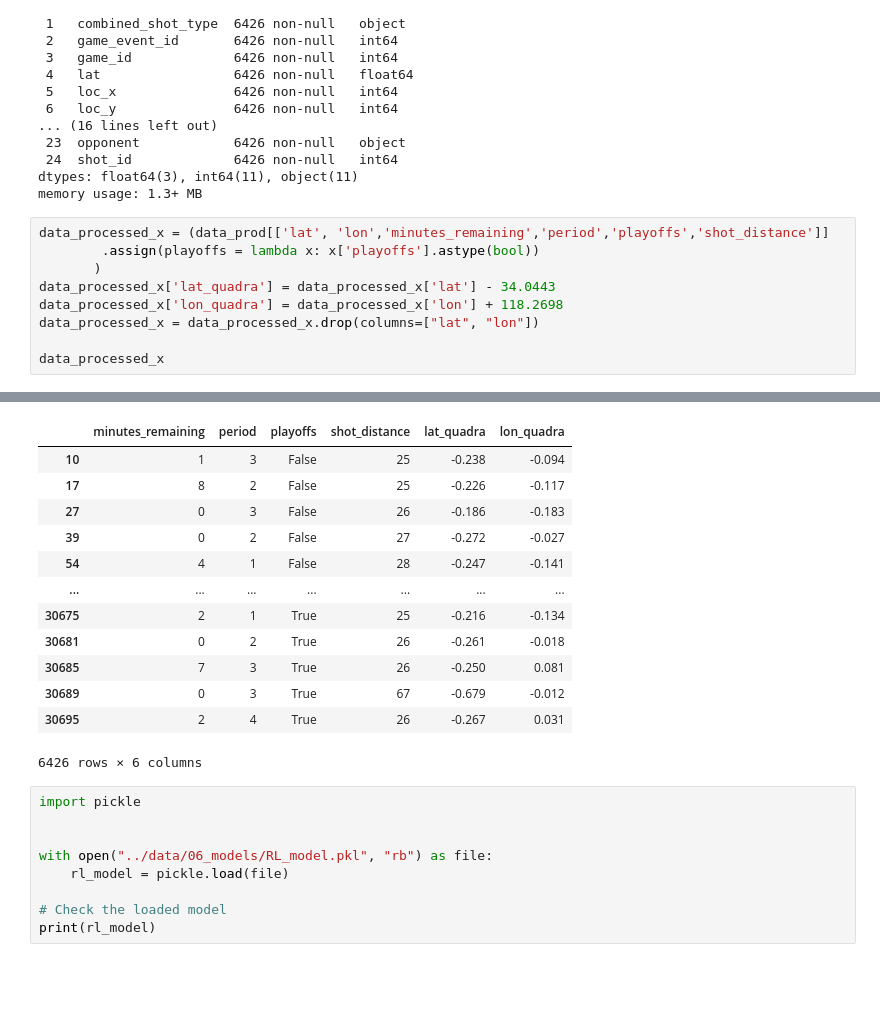
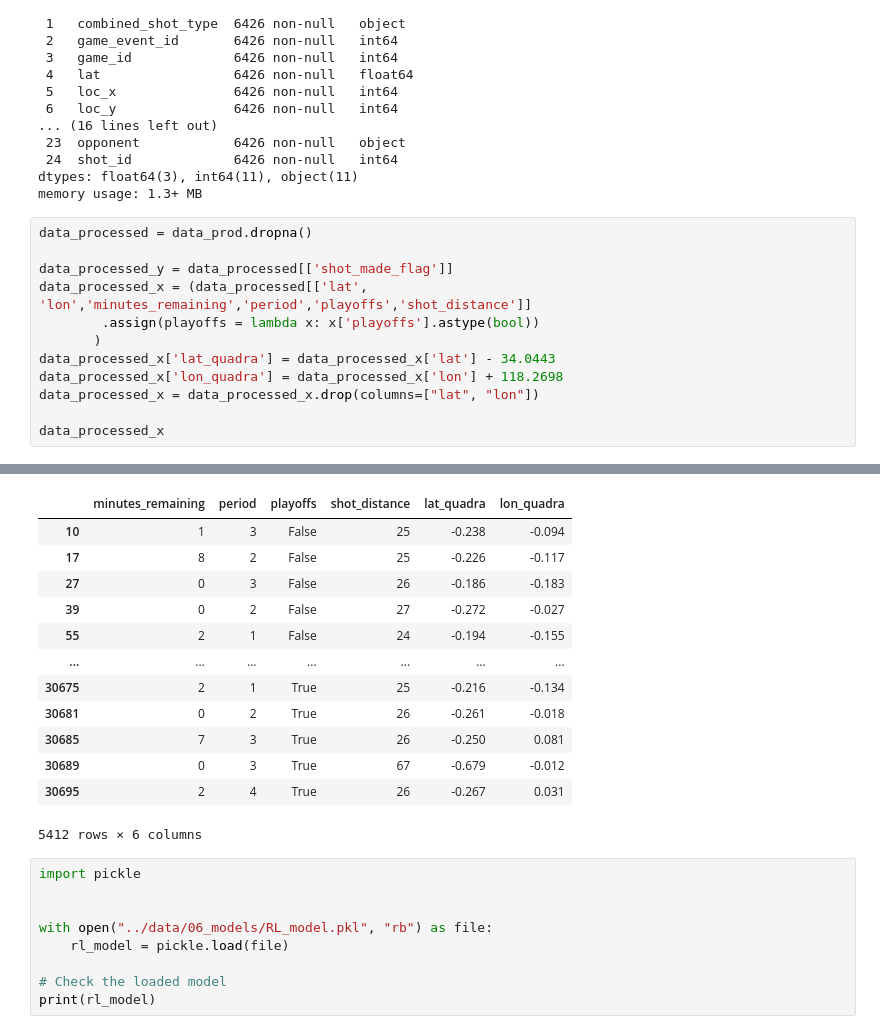
Before and after one commit to roriblim/kobe-PD, a Jupyter notebook: notebooks/05.predict_com_prod.ipynb, the cells around one changed output, grey strips where cells are left out. Drawn from its saved outputs; the diff is of its cells as text; blank space fills up the shorter version.

Commit message:
corrigindo predict de producao e adicionando curva roc em prod

```diff
--- a/notebooks/05.predict_com_prod.ipynb
+++ b/notebooks/05.predict_com_prod.ipynb
@@ -72,29 +78,32 @@ Data columns (total 25 columns):
 dtypes: float64(3), int64(11), object(11)
 memory usage: 1.3+ MB
 # %%
-data_processed_x = (data_prod[['lat', 'lon','minutes_remaining','period','playoffs','shot_distance']]
+data_processed = data_prod.dropna()
+
+data_processed_y = data_processed[['shot_made_flag']]
+data_processed_x = (data_processed[['lat', 'lon','minutes_remaining','period','playoffs','shot_distance']]
         .assign(playoffs = lambda x: x['playoffs'].astype(bool))
        )
 data_processed_x['lat_quadra'] = data_processed_x['lat'] - 34.0443
 data_processed_x['lon_quadra'] = data_processed_x['lon'] + 118.2698
 data_processed_x = data_processed_x.drop(columns=["lat", "lon"])
 
 data_processed_x
 # %% [output]
 [interactive output not drawn]
 |  | minutes_remaining | period | playoffs | shot_distance | lat_quadra | lon_quadra |
 | 10 | 1 | 3 | False | 25 | -0.238 | -0.094 |
 | 17 | 8 | 2 | False | 25 | -0.226 | -0.117 |
 | 27 | 0 | 3 | False | 26 | -0.186 | -0.183 |
 | 39 | 0 | 2 | False | 27 | -0.272 | -0.027 |
-| 54 | 4 | 1 | False | 28 | -0.247 | -0.141 |
+| 55 | 2 | 1 | False | 24 | -0.194 | -0.155 |
 | ... | ... | ... | ... | ... | ... | ... |
 | 30675 | 2 | 1 | True | 25 | -0.216 | -0.134 |
 | 30681 | 0 | 2 | True | 26 | -0.261 | -0.018 |
 | 30685 | 7 | 3 | True | 26 | -0.250 | 0.081 |
 | 30689 | 0 | 3 | True | 67 | -0.679 | -0.012 |
 | 30695 | 2 | 4 | True | 26 | -0.267 | 0.031 |
-6426 rows × 6 columns
+5412 rows × 6 columns
 # %%
 import pickle
 
```
Also changed, not shown: parts of 13 cells of this notebook, 13 other files.
